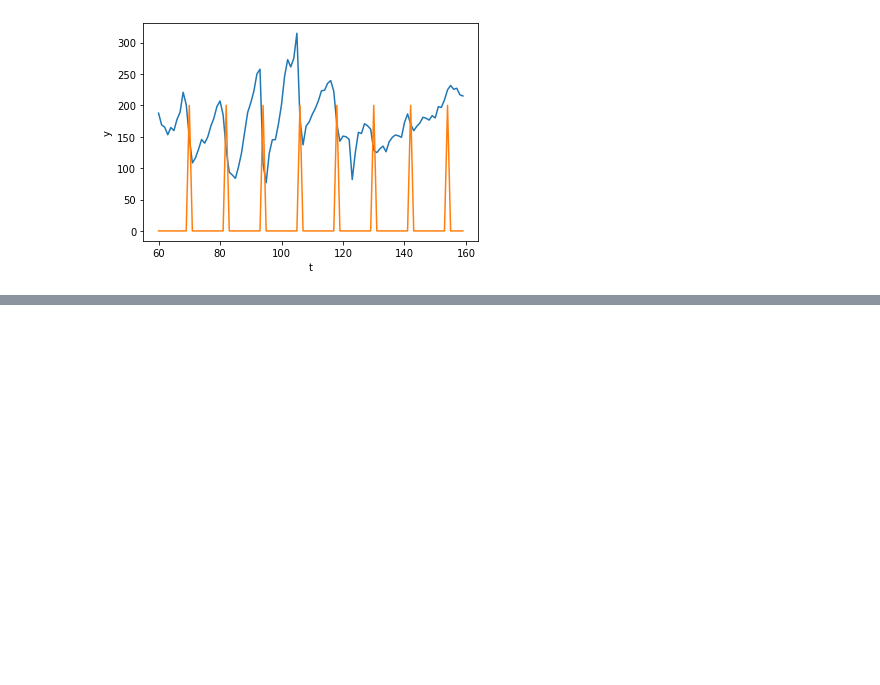
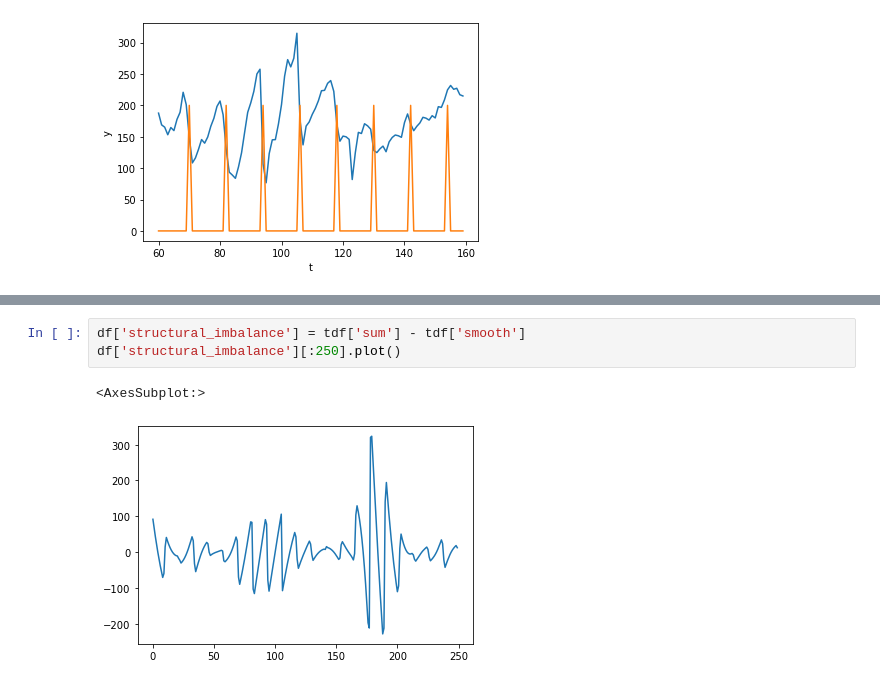
Before and after one commit to TechedLemur/IT3030, a Jupyter notebook: project3/eda.ipynb, the cells around one changed output, grey strips where cells are left out. Cells and saved outputs as stored; diff of their text form; blank space fills up the shorter version.

```diff
--- a/project3/eda.ipynb
+++ b/project3/eda.ipynb
@@ -345,0 +384,6 @@ plt.show()
+# %%
+df['structural_imbalance'] = tdf['sum'] - tdf['smooth']
+df['structural_imbalance'][:250].plot()
+# %% [output]
+<AxesSubplot:>
+[figure, added]
```
Also changed, not shown: parts of 14 cells of this notebook, 3 other files.
